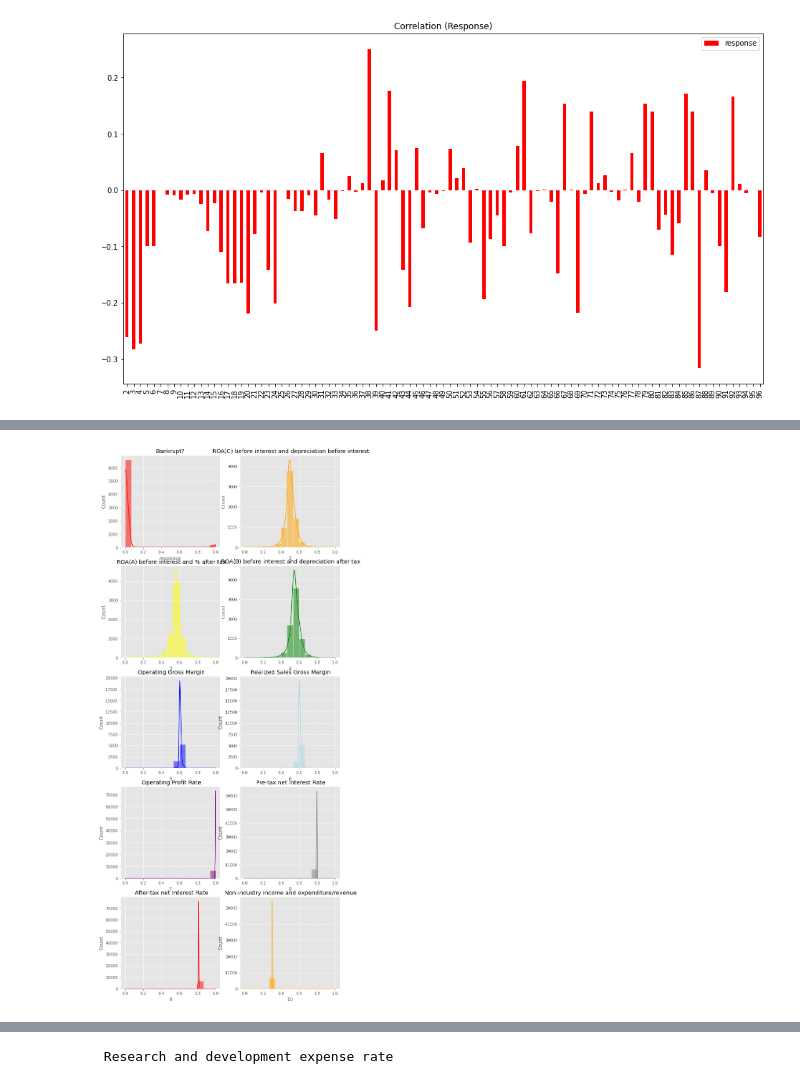
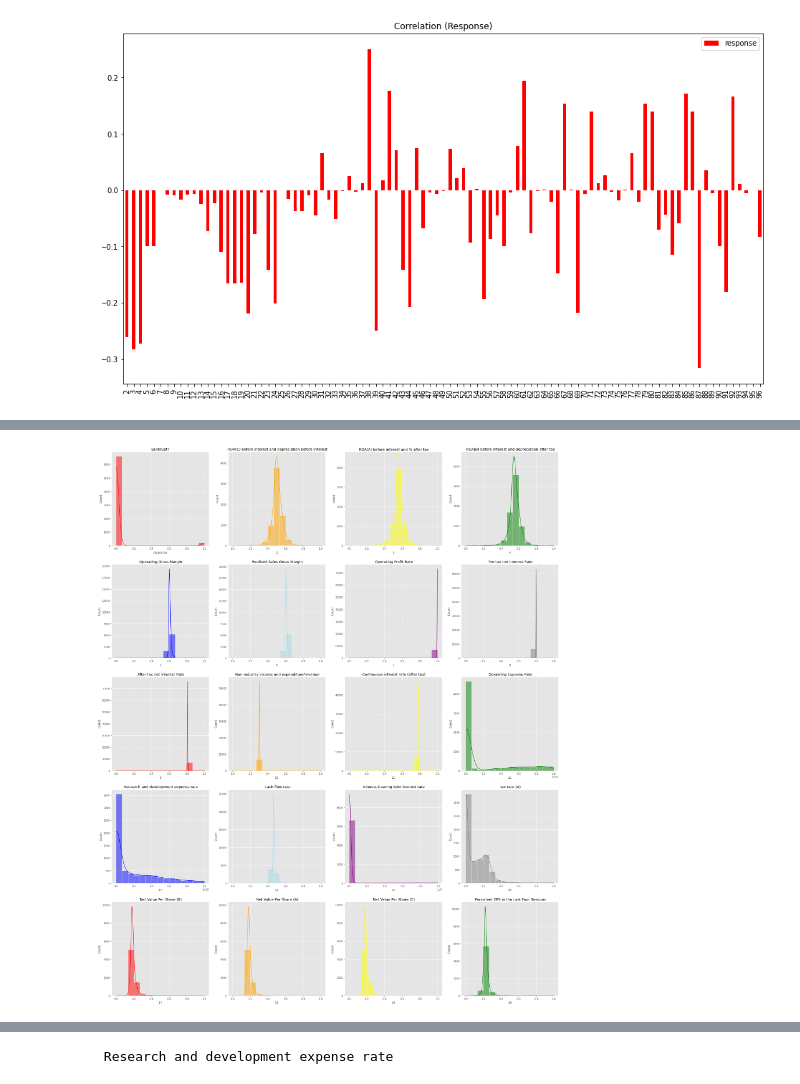
Before and after one commit to JaperTai77/Colab-notebook, a Jupyter notebook: bankrupcy.ipynb, the cells around one changed output, grey strips where cells are left out. Cells and saved outputs as stored; diff of their text form; code cells hidden in the pictures.

```diff
--- a/bankrupcy.ipynb
+++ b/bankrupcy.ipynb
@@ -84,8 +97,0 @@ col_namnes
-# %%
-plt.style.use('ggplot')
-plt.figure(figsize = (10,10))
-plt.hist(df['response'], color = 'red')
-plt.xlabel('Bankrupted or not')
-plt.ylabel('Number')
-plt.title('Bankrupcy Distribution')
-plt.show()
@@ -94,21 +98,22 @@ plt.show()
 # %%
-def pplot(df,a,b):
-    color = ['red','orange','yellow','green','blue','lightblue','purple','gray','red','orange','yellow','green','blue','lightblue','purple','gray']
+def pplot(df,a,b,col_namnes = col_namnes,c = 0):
+    color = ['red','orange','yellow','green','blue','lightblue','purple','gray','red','orange','yellow','green','blue','lightblue','purple','gray','red','orange','yellow','green','blue','lightblue','purple','gray']
     int_col = df.select_dtypes(['int','float']).columns
     l = range(len(df.columns))
     col = df.columns
     i = 0
     plt.style.use('ggplot')
-    plt.figure(figsize = (b*5,a*5))
+    plt.figure(figsize = (b*8,a*8))
     for i in l:
         if col[i] in int_col:
             plt.subplot(a,b,i+1)
-            sns.histplot(df[col[i]],kde = True, legend = True, color = color[i],bins = 15).set_title(col_namnes[i+1])
+            sns.histplot(df[col[i]],kde = True, legend = True, color = color[i],bins = 15).set_title(col_namnes[i+c+1])
             i = i+1
         else:
             plt.subplot(a,b,i+1)
             sns.countplot(df[col[i]],color = color[i]).set_title(col[i])
             i = i+1
     plt.show()
+pplot(df.iloc[:,0:20],5,4)
 # %% [output]
-[figure, old version]
+[figure, new version]
```
Also changed, not shown: parts of 72 cells of this notebook.
